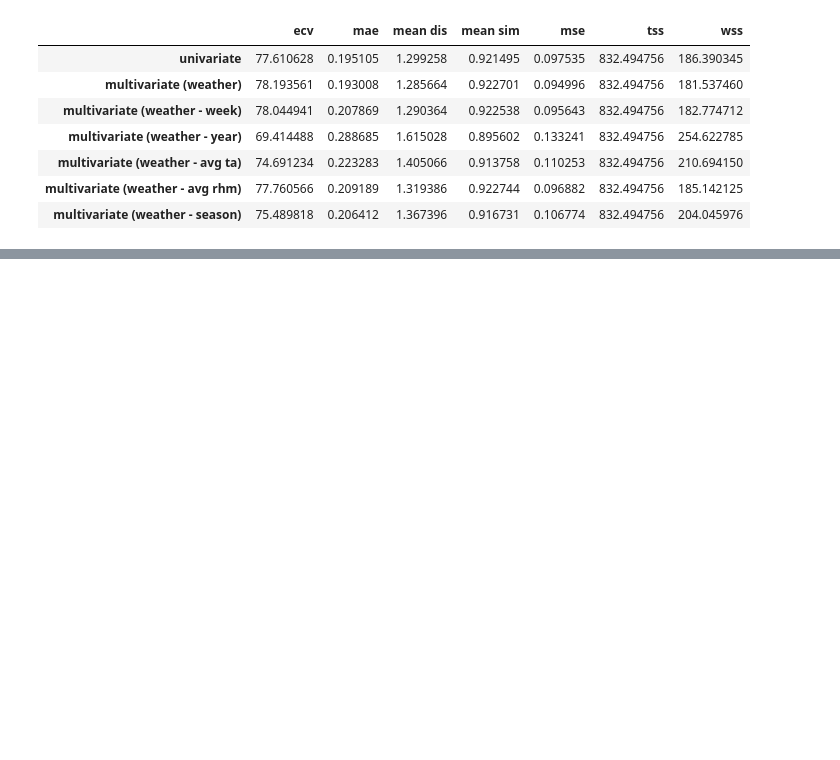
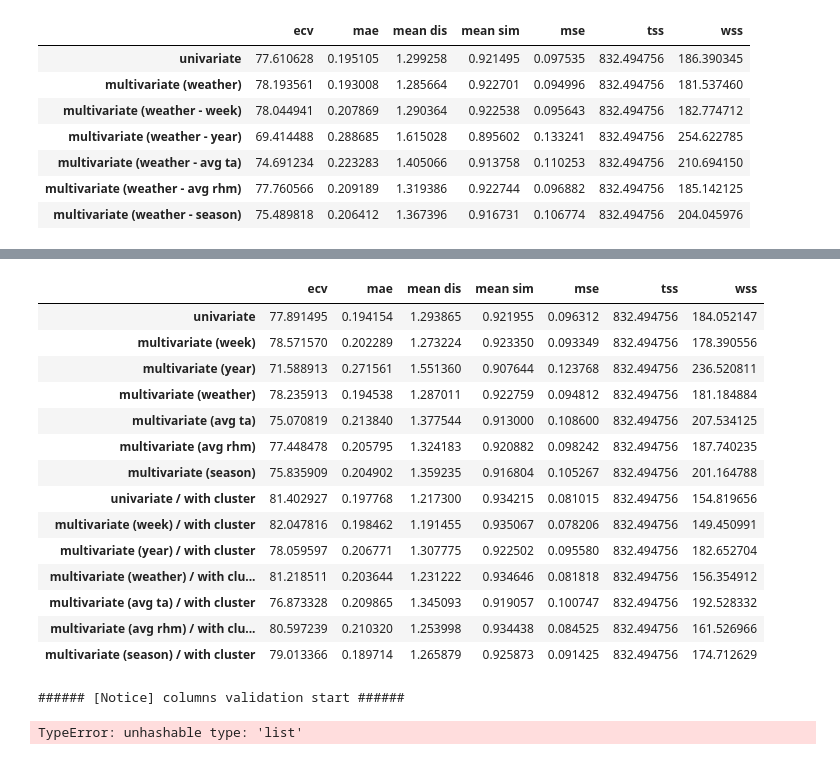
Before and after one commit to formegusto/demand-forecasting, a Jupyter notebook: Input Report.ipynb, the cells around one changed output, grey strips where cells are left out. Cells and saved outputs as stored; diff of their text form; code cells hidden in the pictures; blank space fills up the shorter version.

```diff
--- a/Input Report.ipynb
+++ b/Input Report.ipynb
@@ -465,0 +662,18 @@ val_evaluate_df
+# %%
+val_evaluate_df
+# %% [output]
+|  | ecv | mae | mean dis | mean sim | mse | tss | wss |
+| univariate | 77.891495 | 0.194154 | 1.293865 | 0.921955 | 0.096312 | 832.494756 | 184.052147 |
+| multivariate (week) | 78.571570 | 0.202289 | 1.273224 | 0.923350 | 0.093349 | 832.494756 | 178.390556 |
+| multivariate (year) | 71.588913 | 0.271561 | 1.551360 | 0.907644 | 0.123768 | 832.494756 | 236.520811 |
+| multivariate (weather) | 78.235913 | 0.194538 | 1.287011 | 0.922759 | 0.094812 | 832.494756 | 181.184884 |
+| multivariate (avg ta) | 75.070819 | 0.213840 | 1.377544 | 0.913000 | 0.108600 | 832.494756 | 207.534125 |
+| multivariate (avg rhm) | 77.448478 | 0.205795 | 1.324183 | 0.920882 | 0.098242 | 832.494756 | 187.740235 |
+| multivariate (season) | 75.835909 | 0.204902 | 1.359235 | 0.916804 | 0.105267 | 832.494756 | 201.164788 |
+| univariate / with cluster | 81.402927 | 0.197768 | 1.217300 | 0.934215 | 0.081015 | 832.494756 | 154.819656 |
+| multivariate (week) / with cluster | 82.047816 | 0.198462 | 1.191455 | 0.935067 | 0.078206 | 832.494756 | 149.450991 |
+| multivariate (year) / with cluster | 78.059597 | 0.206771 | 1.307775 | 0.922502 | 0.095580 | 832.494756 | 182.652704 |
+| multivariate (weather) / with clu... | 81.218511 | 0.203644 | 1.231222 | 0.934646 | 0.081818 | 832.494756 | 156.354912 |
+| multivariate (avg ta) / with cluster | 76.873328 | 0.209865 | 1.345093 | 0.919057 | 0.100747 | 832.494756 | 192.528332 |
+| multivariate (avg rhm) / with clu... | 80.597239 | 0.210320 | 1.253998 | 0.934438 | 0.084525 | 832.494756 | 161.526966 |
+| multivariate (season) / with cluster | 79.013366 | 0.189714 | 1.265879 | 0.925873 | 0.091425 | 832.494756 | 174.712629 |
@@ -465,0 +723,40 @@ val_evaluate_df
+# %%
+# Training Model Array
+TMA = []
+total = len(IRS)
+cnt = 1
+is_switch = False
+
+for _ in IRS:
+
+    bm = BasicModel(name=_.name,
+                   columns=_.columns,
+                   is_contain_cluster_label=_.is_label,
+                   is_switch=is_switch)
+
+    bm.set_window()
+    bm.set_model()
+
+    print(bm)
+    print("{} / {}".format(cnt, total))
+    bm.training(epochs=50)
+
+    bm.set_predict(is_reshape=True)
+    bm.set_predict(is_reshape=True, is_val_datas=True)
+
+    TMA.append(bm)
+
+    cnt += 1
+
+test_evaluate_df = pd.DataFrame();
+val_evaluate_df = pd.DataFrame();
+
+for _ in TMA:
+    test_evaluate_df = test_evaluate_df.append(_.statistic(), ignore_index=True)
+    val_evaluate_df = val_evaluate_df.append(_.statistic(is_val_datas=True), ignore_index=True)
+
+test_evaluate_df.index = [_.name for _ in TMA]
+val_evaluate_df.index = [_.name for _ in TMA]
+# %% [output]
+###### [Notice] columns validation start ######
+TypeError: unhashable type: 'list'
```
Also changed, not shown: parts of 13 cells of this notebook, 3 other files.
